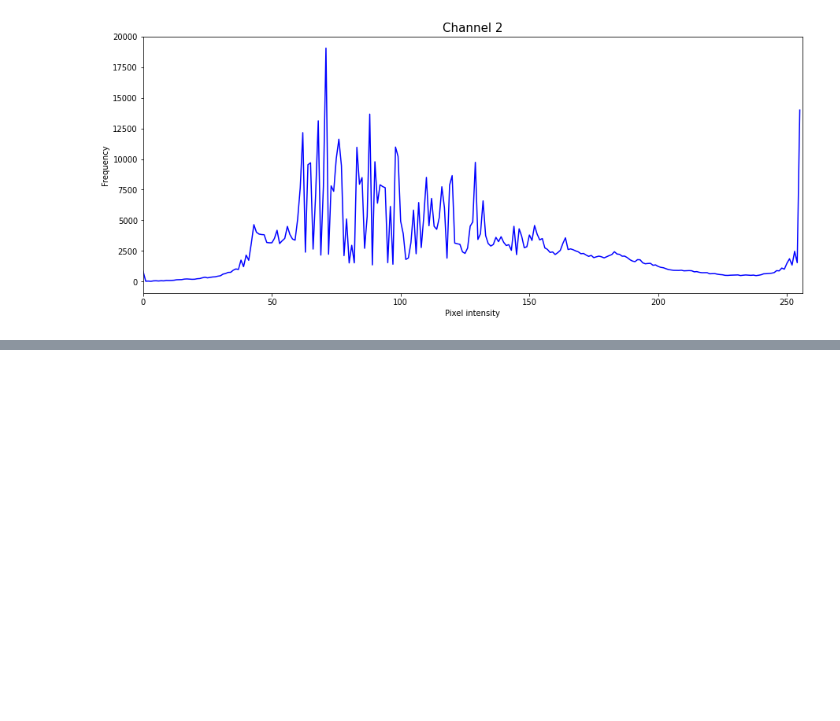
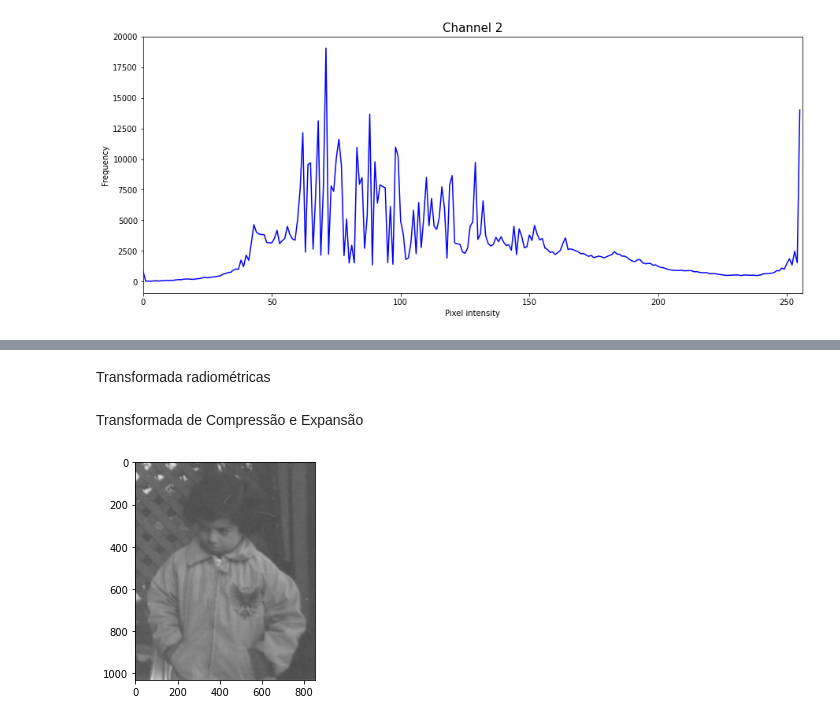
Before and after one commit to fwase/imagens, a Jupyter notebook: activity_1/activity_1.ipynb, the cells around one changed output, grey strips where cells are left out. Drawn from its saved outputs; the diff is of its cells as text; code cells hidden in the pictures; blank space fills up the shorter version.

```diff
--- a/activity_1/activity_1.ipynb
+++ b/activity_1/activity_1.ipynb
@@ -42,0 +45,8 @@ img_global_histogram = global_histogram(image, generate_array=False)
+# %% [markdown]
+Transformada radiométricas
+# %% [markdown]
+Transformada de Compressão e Expansão
+# %%
+image_file = "images/pout.jpeg"
+# %%
+image = cv2.imread(image_file)
@@ -42,0 +55,4 @@ img_global_histogram = global_histogram(image, generate_array=False)
+# %%
+show_img(image)
+# %% [output]
+[figure, added]
```
Also changed, not shown: parts of 8 cells of this notebook.
